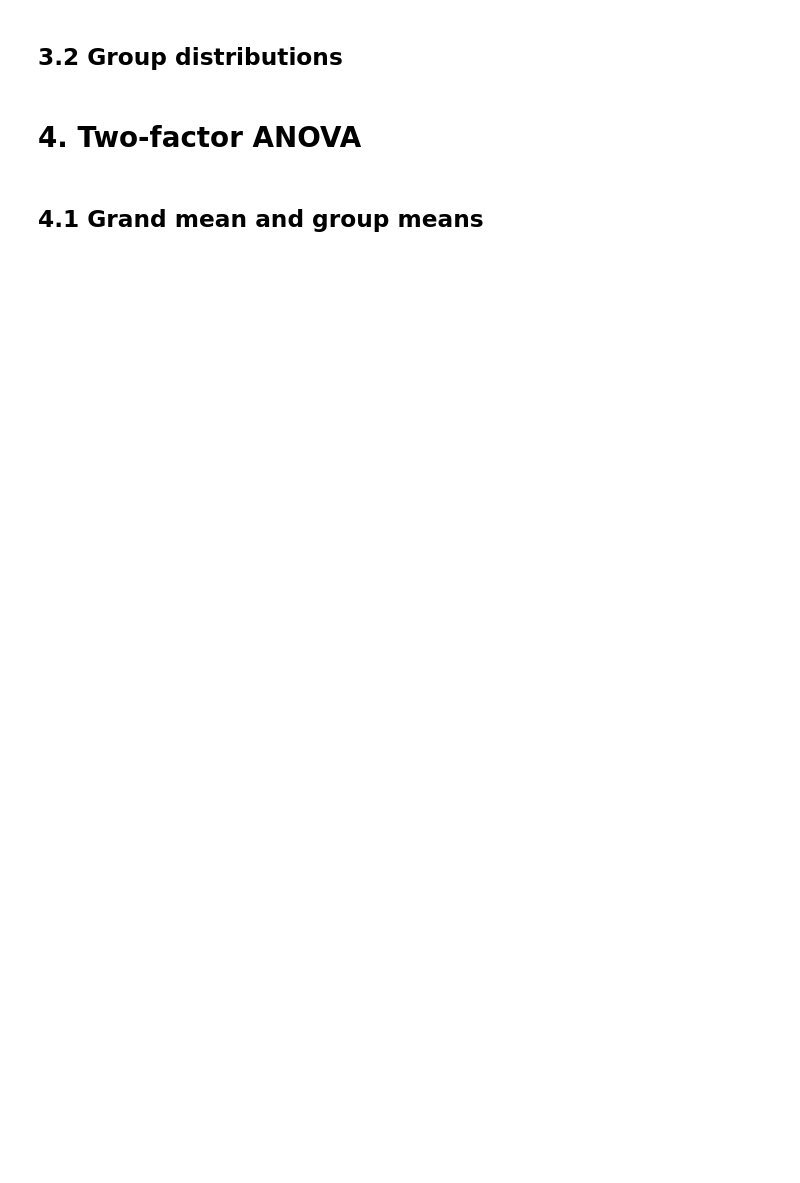
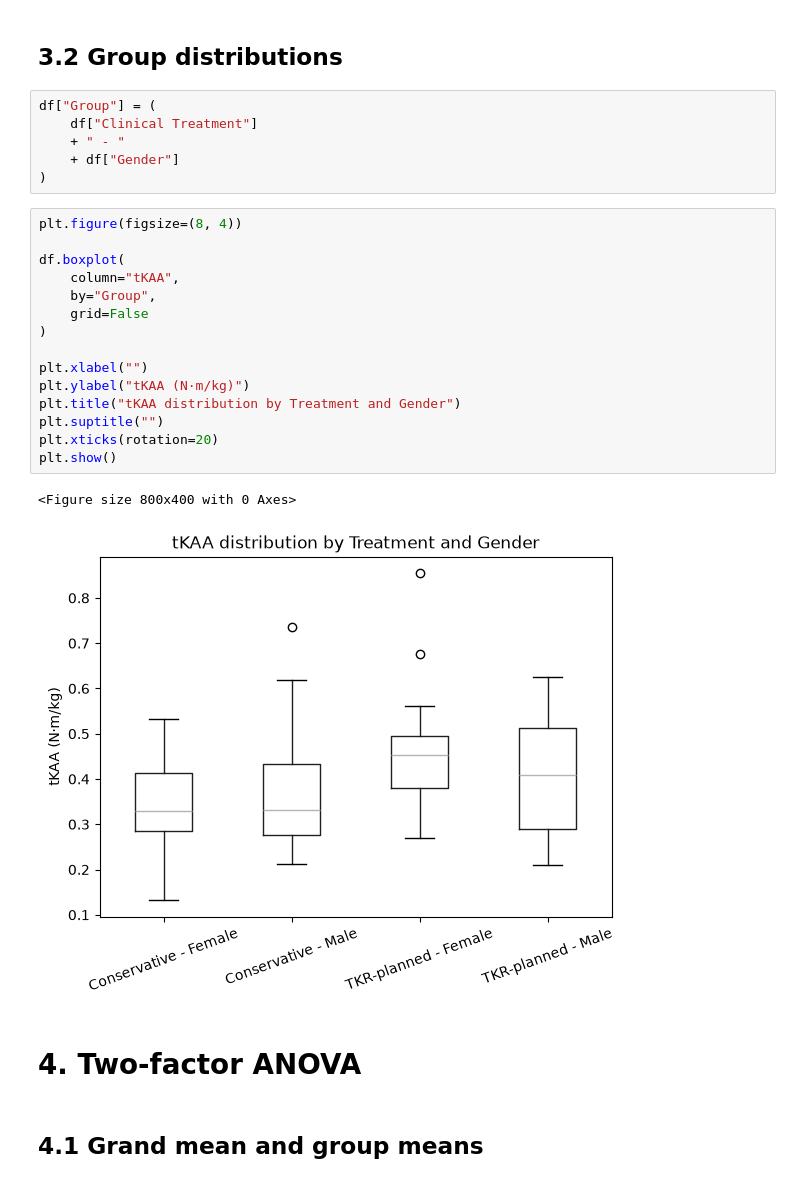
Before and after one commit to pmendez252/data_science-hypothesis_testing, a Jupyter notebook: notebooks/03_final_anova.ipynb, the cells around one changed output. Cells and saved outputs as stored; diff of their text form; blank space fills up the shorter version.

```diff
--- a/notebooks/03_final_anova.ipynb
+++ b/notebooks/03_final_anova.ipynb
@@ -113,5 +148,29 @@ These observations will be formally tested with the two-factor ANOVA.
 # %% [markdown]
 ## 3.2 Group distributions
+# %%
+df["Group"] = (
+    df["Clinical Treatment"]
+    + " - "
+    + df["Gender"]
+)
+# %%
+plt.figure(figsize=(8, 4))
+
+df.boxplot(
+    column="tKAA",
+    by="Group",
+    grid=False
+)
+
+plt.xlabel("")
+plt.ylabel("tKAA (N·m/kg)")
+plt.title("tKAA distribution by Treatment and Gender")
+plt.suptitle("")
+plt.xticks(rotation=20)
+plt.show()
+# %% [output]
+<Figure size 800x400 with 0 Axes>
+[figure, added]
 # %% [markdown]
 # 4. Two-factor ANOVA
 # %% [markdown]
```
Also changed, not shown: parts of 60 cells of this notebook.
